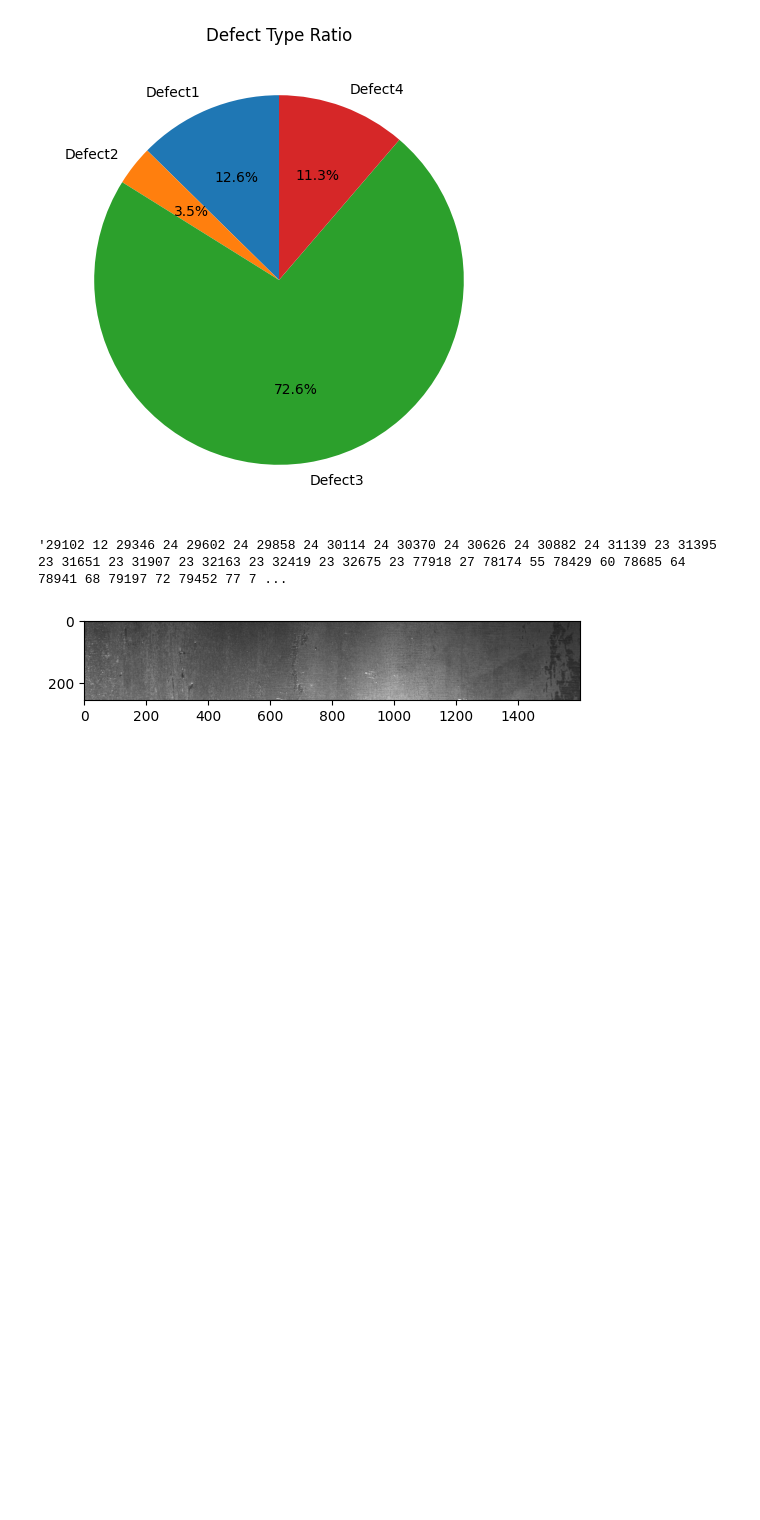
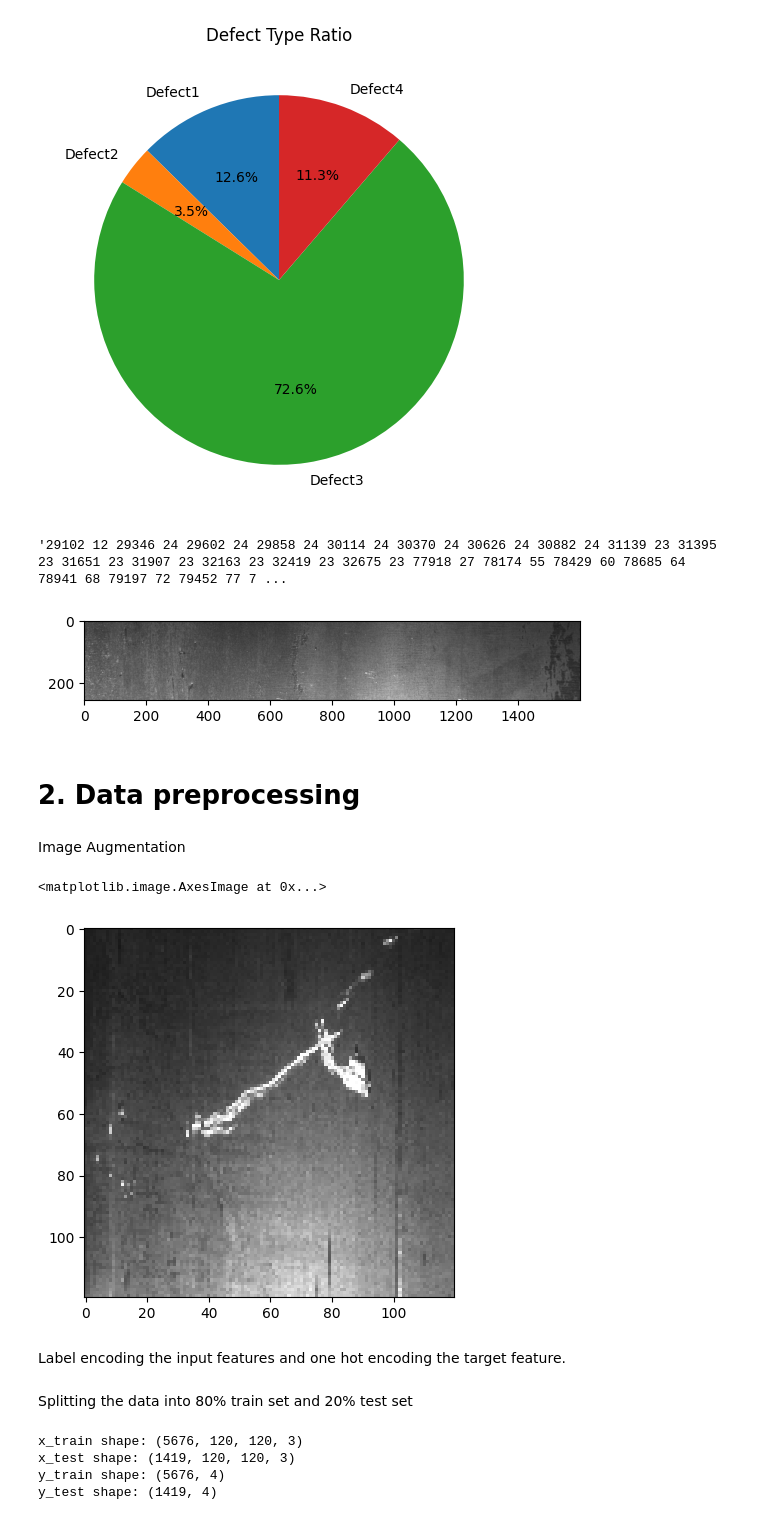
Before and after one commit to June222/Smart-Factory-Project, a Jupyter notebook: initial_model/Severstal_Steel_Defect_Detection.ipynb, the cells around one changed output. Saved outputs shown, nothing was run; the diff lists cells and outputs as text; code cells hidden in the pictures; blank space fills up the shorter version.

```diff
--- a/initial_model/Severstal_Steel_Defect_Detection.ipynb
+++ b/initial_model/Severstal_Steel_Defect_Detection.ipynb
@@ -82,3 +102,22 @@ train_df.loc[0]['EncodedPixels']
 plt.imshow(Image.open(path+'train_images/'+train_df.loc[0]['ImageId']));
 # %% [output]
 [figure]
+# %% [markdown]
+# 2. Data preprocessing
+# %% [markdown]
+Image Augmentation
+# %%
+l1=[]
+l2=[]
+for img,ClassId,EncodedPixels in tqdm(train_df.values):
+    image=cv2.imread(path+"train_images/{}".format(img),cv2.IMREAD_COLOR)
+    image=cv2.resize(image,(120,120))
+    l1.append(image)
+    l2.append(ClassId)
+# %%
+plt.imshow(l1[16])
+# %% [output]
+<matplotlib.image.AxesImage at 0x...>
+[figure, added]
+# %% [markdown]
+Label encoding the input features and one hot encoding the target feature.
@@ -84,0 +132,2 @@ plt.imshow(Image.open(path+'train_images/'+train_df.loc[0]['ImageId']));
+# %% [markdown]
+Splitting the data into 80% train set and 20% test set
@@ -84,0 +136,10 @@ plt.imshow(Image.open(path+'train_images/'+train_df.loc[0]['ImageId']));
+# %%
+print("x_train shape:",X_train.shape)
+print("x_test shape:",X_test.shape)
+print("y_train shape:",y_train.shape)
+print("y_test shape:",y_test.shape)
+# %% [output]
+x_train shape: (5676, 120, 120, 3)
+x_test shape: (1419, 120, 120, 3)
+y_train shape: (5676, 4)
+y_test shape: (1419, 4)
```
Also changed, not shown: parts of 18 cells of this notebook.
